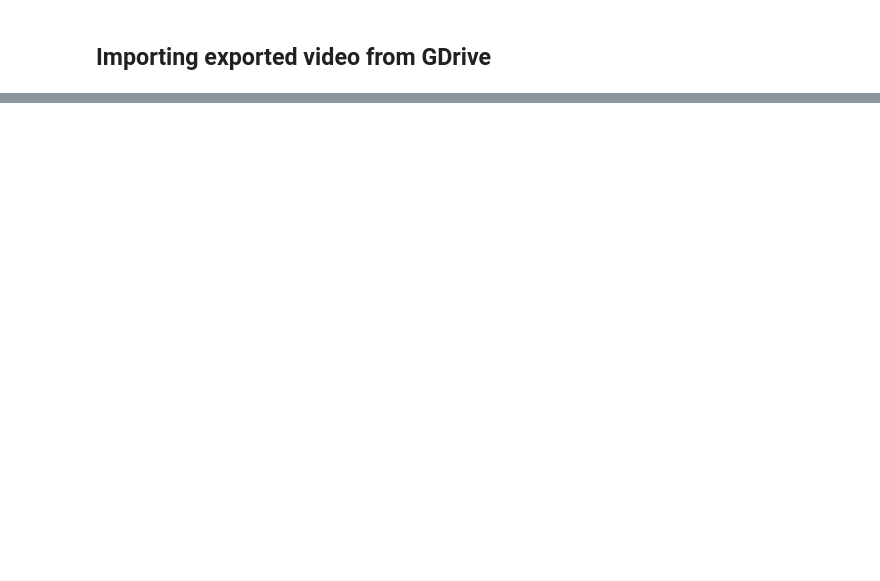
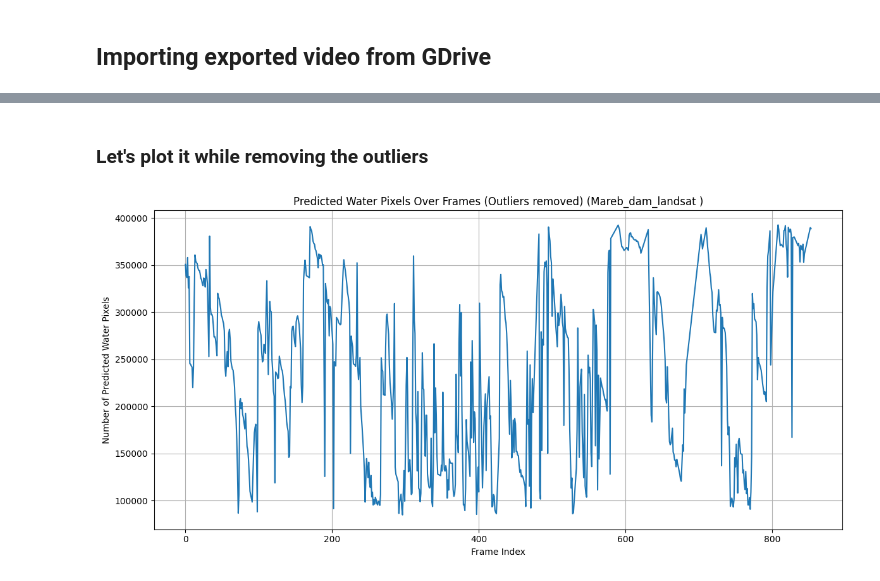
Before and after one commit to Birkbeck/msc-projects-2023-4-aimanaleryani, a Jupyter notebook: Application.ipynb, the cells around one changed output, grey strips where cells are left out. Drawn from its saved outputs; the diff is of its cells as text; code cells hidden in the pictures; blank space fills up the shorter version.

```diff
--- a/Application.ipynb
+++ b/Application.ipynb
@@ -423,0 +509,34 @@ cv2.destroyAllWindows()
+# %% [markdown]
+### Let's plot it while removing the outliers
+# %%
+import pandas as pd
+import matplotlib.pyplot as plt
+
+# Load the data
+df = pd.read_csv(('/content/drive/MyDrive/VideosOut/Data/predicted_water_pixel_counts' + descrip + '.csv'))
+
+# Calculate Q1 (25th percentile) and Q3 (75th percentile)
+Q1 = df['predicted_water_pixels'].quantile(0.40)
+Q3 = df['predicted_water_pixels'].quantile(0.60)
+IQR = Q3 - Q1
+
+# Define the bounds for outliers
+lower_bound = Q1 - 1.5 * IQR
+upper_bound = Q3 + 1.5 * IQR
+
+# Filter out the outliers
+df_no_outliers = df[(df['predicted_water_pixels'] >= lower_bound) & (df['predicted_water_pixels'] <= upper_bound)]
+
+# Plotting the data without outliers
+plt.figure(figsize=(12, 6))
+plt.plot(df_no_outliers['frame_index'], df_no_outliers['predicted_water_pixels'])
+plt.title(('Predicted Water Pixels Over Frames (Outliers removed) ('+ descrip+' )' ))
+plt.xlabel('Frame Index')
+plt.ylabel('Number of Predicted Water Pixels')
+plt.grid(True)
+plt.tight_layout()
+# Save the plot as a jpg file
+plt.savefig(('/content/drive/MyDrive/VideosOut/Plots/predicted_water_pixel_counts_' + descrip + '_outliers_removed.jpg'), format='jpg')
+plt.show()
+# %% [output]
+[figure, added]
```
Also changed, not shown: parts of 17 cells of this notebook.
